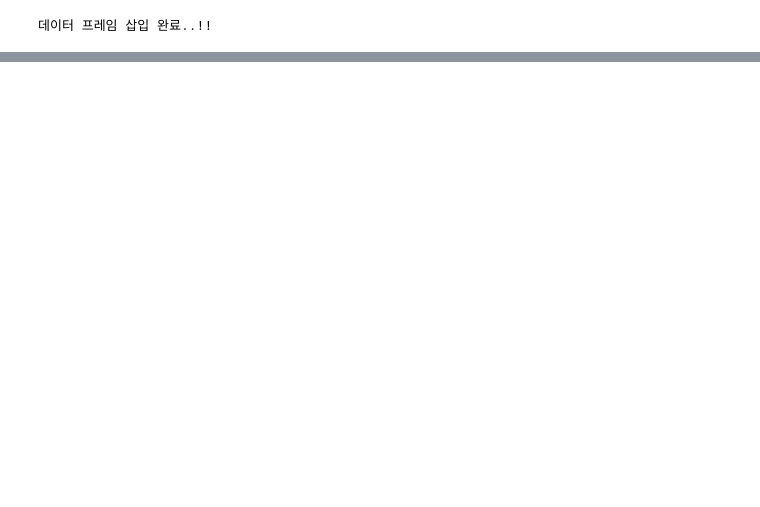
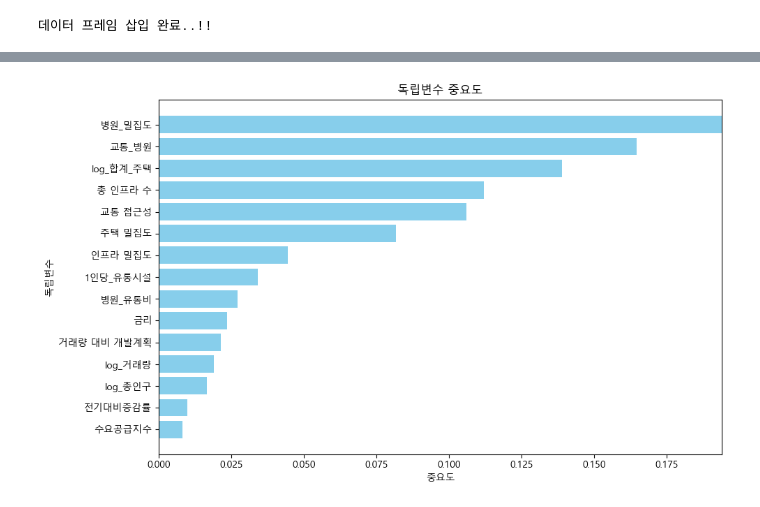
Before and after one commit to gitstudent001/python_project, a Jupyter notebook: python_project_merged_test_so.ipynb, the cells around one changed output, grey strips where cells are left out. Drawn from its saved outputs; the diff is of its cells as text; code cells hidden in the pictures; blank space fills up the shorter version.

```diff
--- a/python_project_merged_test_so.ipynb
+++ b/python_project_merged_test_so.ipynb
@@ -687,0 +810,31 @@ y_pred size: (42,)
+# %%
+from sklearn.ensemble import RandomForestRegressor
+
+# 변수 중요도 추출
+importances = model_xgb.feature_importances_
+
+# 중요도를 pandas DataFrame으로 변환
+importance_df = pd.DataFrame({'Variable': X_train.columns, 'Importance': importances})
+importance_df = importance_df.sort_values(by='Importance', ascending=False)
+
+# 중요도가 0.04 이상인 변수만 필터링
+# importance_df_filtered = importance_df[importance_df['Importance'] >= 0.04]
+
+#features = X_train.columns
+
+# 레이아웃 조정
+# 막대그래프 시각화
+plt.figure(figsize=(10, 6))
+plt.barh(importance_df['Variable'], importance_df['Importance'], color='skyblue')
+plt.xlabel("중요도")
+plt.ylabel("독립변수")
+plt.title('독립변수 중요도')
+
+# x축 범위 설정 (0.04부터 시작)
+plt.xlim(0.0, importance_df['Importance'].max())
+
+plt.gca().invert_yaxis()  # 중요도가 높은 변수부터 보이도록 뒤집기
+plt.tight_layout()
+plt.show()
+# %% [output]
+[figure, added]
```
Also changed, not shown: parts of 70 cells of this notebook, 1 other file.
